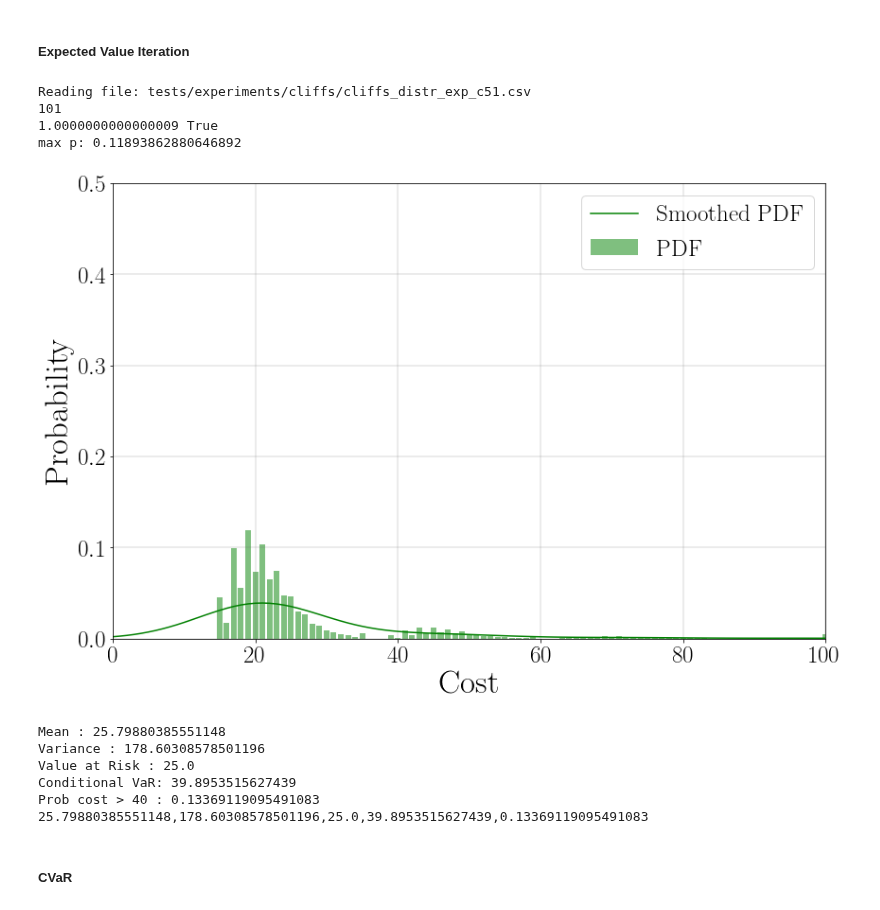
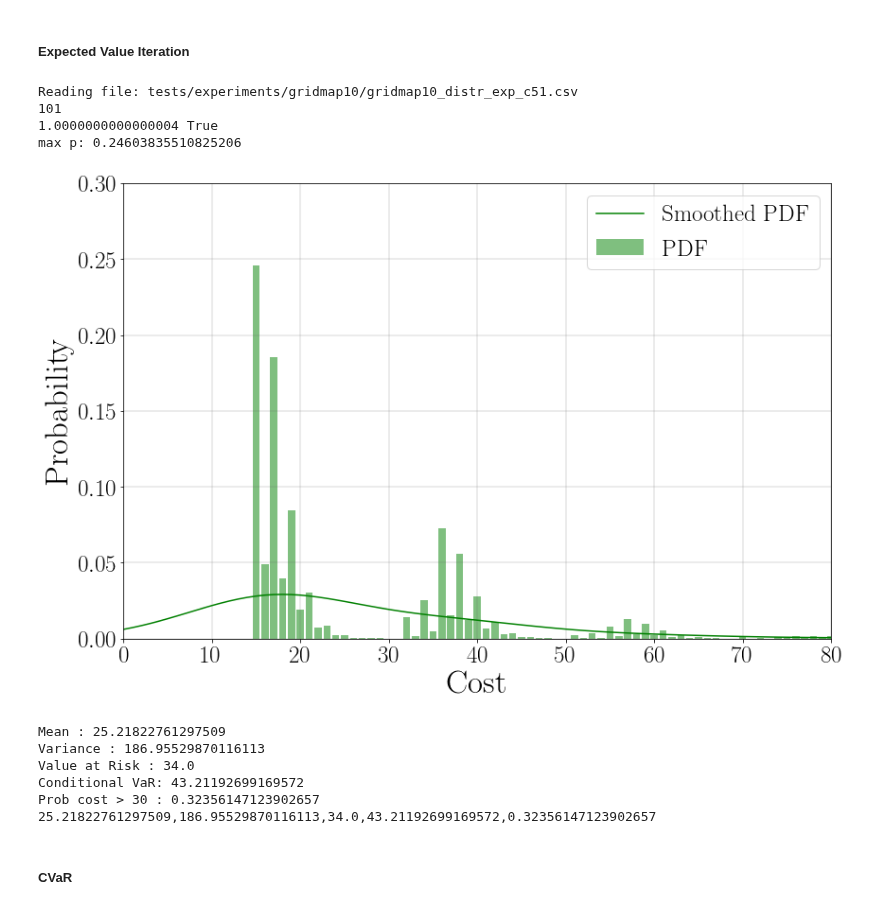
Before and after one commit to yannikschnitzer/prism, a Jupyter notebook: prism/distr.ipynb, the cells around one changed output. Saved outputs shown, nothing was run; the diff lists cells and outputs as text; code cells hidden in the pictures.

```diff
--- a/prism/distr.ipynb
+++ b/prism/distr.ipynb
@@ -60,13 +60,15 @@ matplotlib.rcParams.update({
 })
 graphsize = 35
 file_path = 'tests/experiments/'
-experiment_name='cliffs'
+experiment_name='gridmap10'
 alg_type = 'vi' # Used only for the DTMC graph
 rep_type = 'c51'
 save_graphs = False
 # %%
 alpha=0.7
-thresh=40
+thresh=30
+xmax = 80
+ymax=0.3
 # %% [markdown]
 ## Graphs
 # %% [markdown]
@@ -139,40 +142,40 @@ rp_e = dist['p'].to_numpy()
 z_e = dist['z'].to_numpy()
 n = np.max(np.where(rp_e > 1e-8))
 rx_e = rx_e[0:n+1]
 rp_e = rp_e[0:n+1]
 z_e = z_e[0:n+1]
 
 print(len(dist.index))
 print(np.sum(rp_e), np.allclose(np.sum(rp_e), 1))
 print("max p:", np.max(rp_e))
 distr_e = scipy.stats.rv_discrete(values=(z_e, rp_e))
 # h = plt.bar(rx_e, rp_e, alpha=0.5)
 fig = plt.figure(figsize=(12,8))
 h = plt.bar(z_e, rp_e, alpha=0.5, color='g', label='PDF')
 kernel = scipy.stats.gaussian_kde(z_e, weights=rp_e)
 range = np.arange(0, z_e[-1]+z_e[1], z_e[1])
 plt.plot(range, kernel(z_e), color='g', label='Smoothed PDF')
-plt.xlim([0,100])
-plt.ylim([0,0.5])
+plt.xlim([0,xmax])
+plt.ylim([0,ymax])
 
 plt.legend(loc='upper right', fontsize=graphsize-10)
 plt.tick_params(axis='both', which='major', labelsize=graphsize-10)
 plt.ticklabel_format(axis='both')
 plt.xlabel('Cost', fontsize=graphsize)
 plt.ylabel('Probability', fontsize=graphsize)
 plt.grid(b=True, which='major', color='#666666', linestyle='-', linewidth=0.25)
 plt.tight_layout()
 plt.show()
 # plt.fill_between(range, kernel(range))
 
 if save_graphs:
-    fig.savefig(file_path+experiment_name+'/'+experiment_name+'_distr_'+alg_type+'_'+rep_type+".png", transparent=True, dpi=400)
+    fig.savefig(file_path+experiment_name+'/'+experiment_name+'_distr_exp_'+rep_type+".png", transparent=True, dpi=400)
 # %% [output]
-Reading file: tests/experiments/cliffs/cliffs_distr_exp_c51.csv
+Reading file: tests/experiments/gridmap10/gridmap10_distr_exp_c51.csv
 101
-1.0000000000000009 True
-max p: 0.11893862880646892
+1.0000000000000004 True
+max p: 0.24603835510825206
-[figure, old version]
+[figure, new version]
 # %%
 print(f"Mean : {weighted_mean(z_e, rp_e)}")
 print(f"Variance : {variance(z_e, rp_e)}")
@@ -182,12 +185,12 @@ print(f"Conditional VaR: {CVaR(z_e, rp_e, var_exp, alpha)}")
 print(f"Prob cost > {thresh} : {prob_threshold(z_e, rp_e, thresh)}")
 print(f"{weighted_mean(z_e, rp_e)},{variance(z_e, rp_e)},{var_exp},{CVaR(z_e, rp_e, var_exp, alpha)},{prob_threshold(z_e, rp_e, thresh)}")
 # %% [output]
-Mean : 25.79880385551148
-Variance : 178.60308578501196
-Value at Risk : 25.0
-Conditional VaR: 39.8953515627439
-Prob cost > 40 : 0.13369119095491083
-25.79880385551148,178.60308578501196,25.0,39.8953515627439,0.13369119095491083
+Mean : 25.21822761297509
+Variance : 186.95529870116113
+Value at Risk : 34.0
+Conditional VaR: 43.21192699169572
+Prob cost > 30 : 0.32356147123902657
+25.21822761297509,186.95529870116113,34.0,43.21192699169572,0.32356147123902657
 # %% [markdown]
 ##### CVaR
 # %%
```
Also changed, not shown: parts of 5 cells of this notebook, 4 other files.
